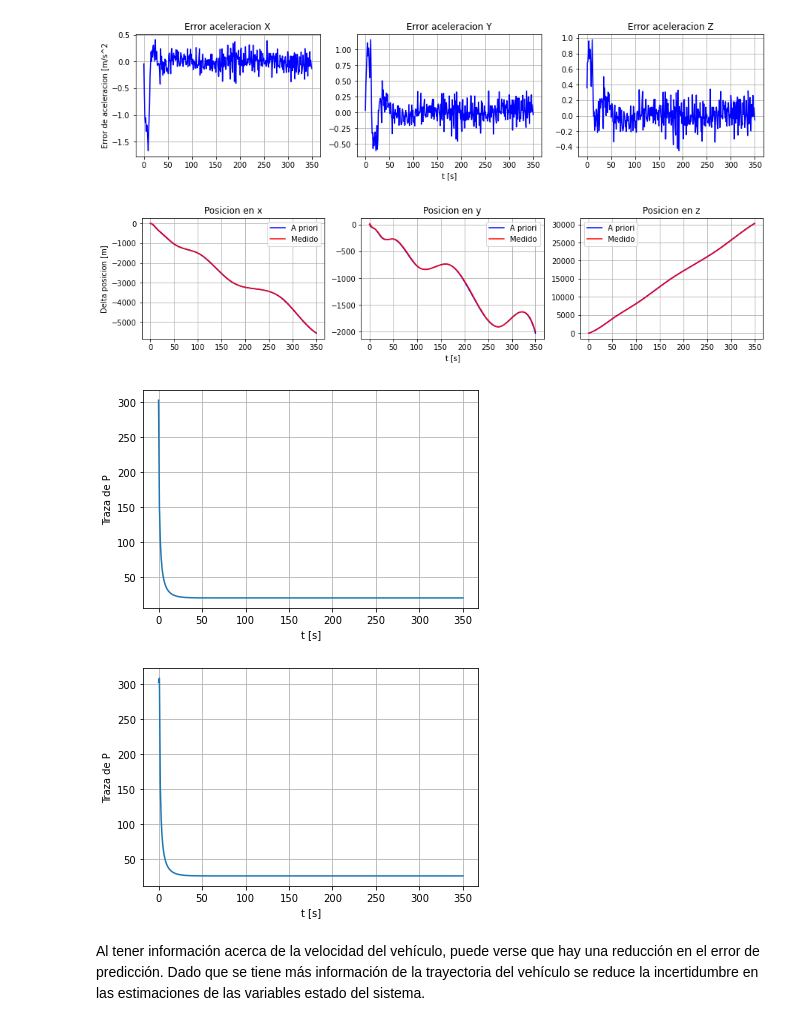
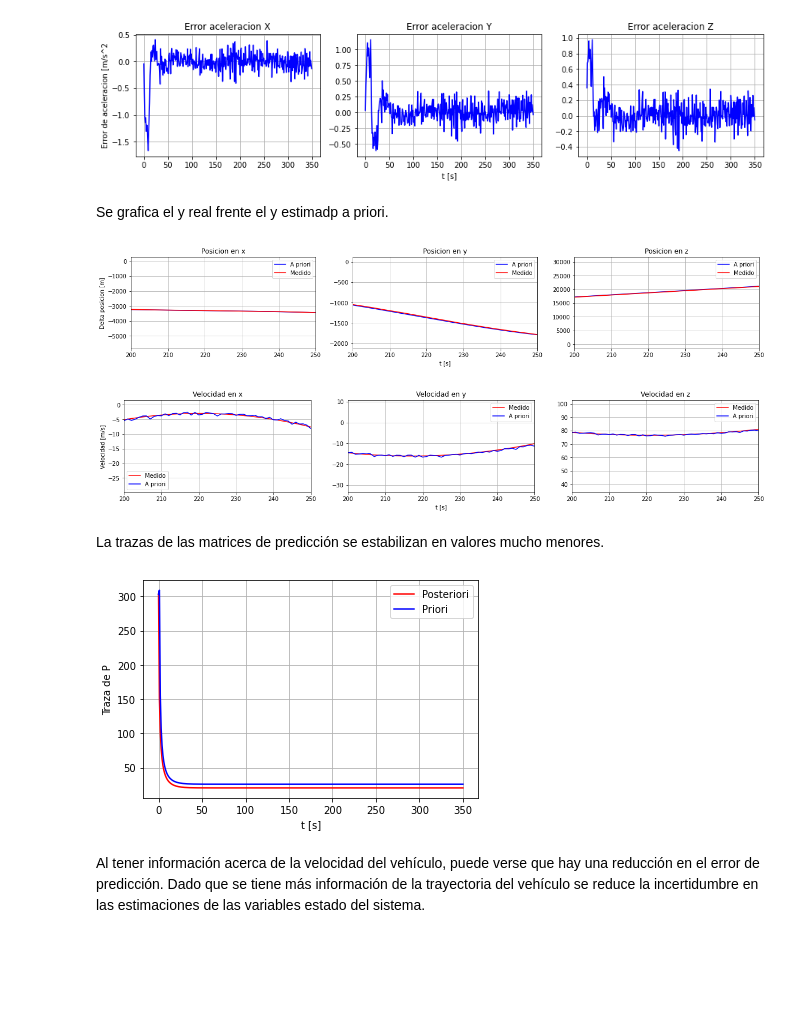
Before and after one commit to GonzaloRomeroR/Kalman-Filter, a Jupyter notebook: TP.ipynb, the cells around one changed output. Saved outputs shown, nothing was run; the diff lists cells and outputs as text; code cells hidden in the pictures; blank space fills up the shorter version.

```diff
--- a/TP.ipynb
+++ b/TP.ipynb
@@ -533,20 +546,20 @@ plot_errors([x_posteriori_list_v])
 [figure]
 [figure]
 [figure]
+# %% [markdown]
+Se grafica el y real frente el y estimadp a priori.
 # %%
 # Se grafica y_k contra el y_k estimado dado y_k-1
-plot_y_errors(position, y_priori_list_v)
+plot_y_errors(np.concatenate((position,velocity),axis=1), y_priori_list_v)
 # %% [output]
-[figure, old version]
+[figure, new version]
+[figure, added]
+# %% [markdown]
+La trazas de las matrices de predicción se estabilizan en valores mucho menores.
 # %%
 # Graficar traza de la matriz de prediccion P_posteriori
-plot_pk(P_posteriori_list_v)
+plot_pk(P_posteriori_list_v, P_priori_list_v)
 # %% [output]
-[figure, old version]
+[figure, new version]
-# %%
-# Graficar traza de la matriz de prediccion P_priori
-plot_pk(P_priori_list_v)
-# %% [output]
-[figure, removed]
 # %% [markdown]
 Al tener información acerca de la velocidad del vehículo, puede verse que hay una reducción en el error de predicción. Dado que se tiene más información de la trayectoria del vehículo se reduce la incertidumbre en las estimaciones de las variables estado del sistema.
```
Also changed, not shown: parts of 20 cells of this notebook.
